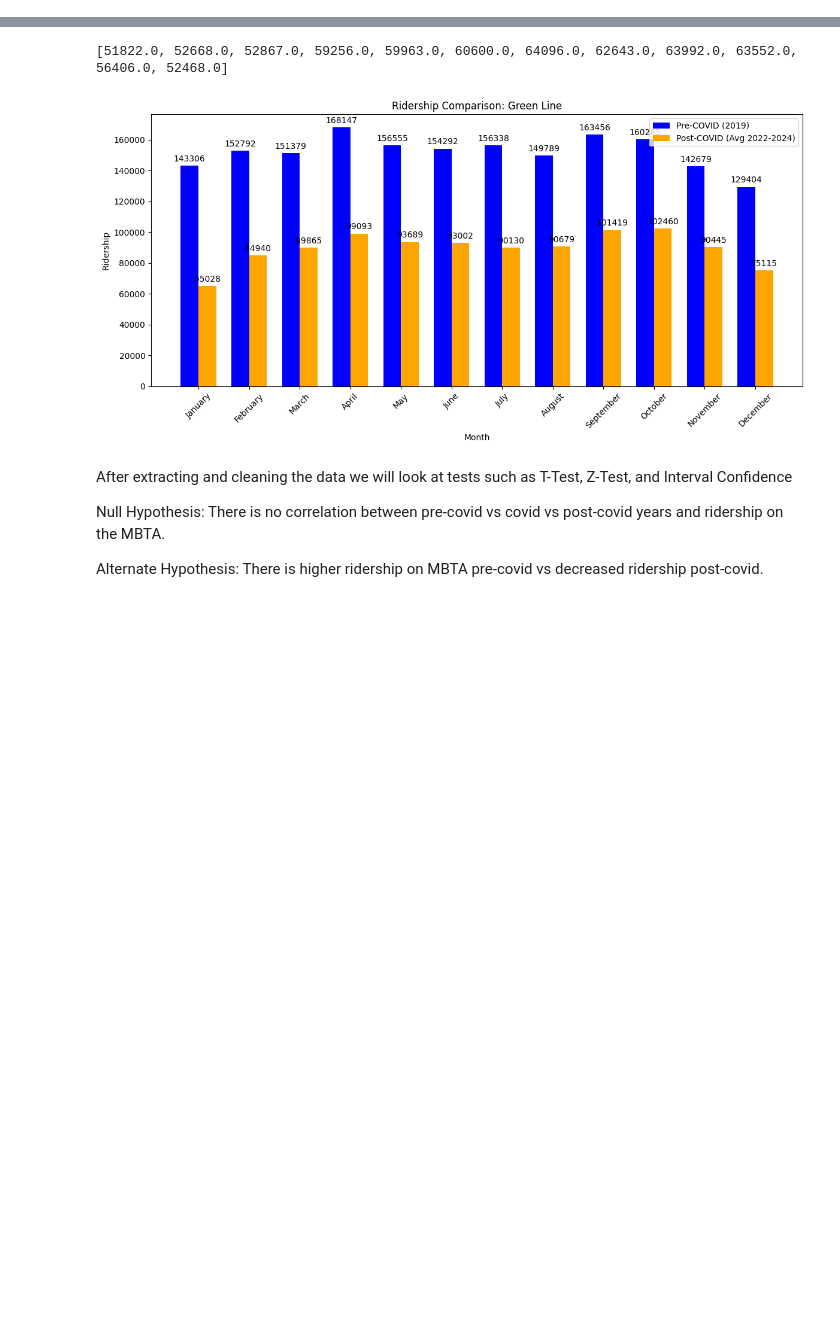
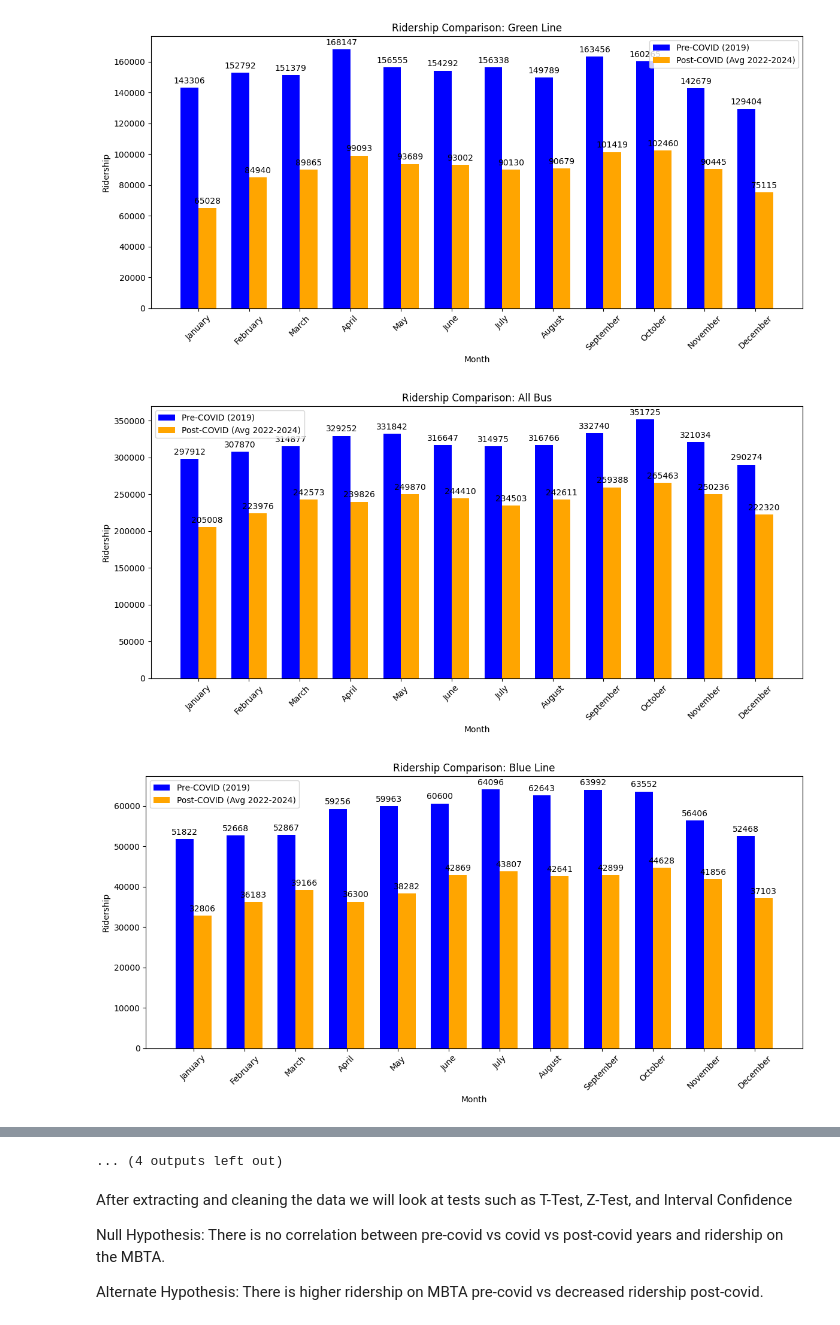
Before and after one commit to michaelkrah/MBTA-bus-inequity-analysis, a Jupyter notebook: ridership_route.ipynb, the cells around one changed output, grey strips where cells are left out. Drawn from its saved outputs; the diff is of its cells as text; code cells hidden in the pictures; blank space fills up the shorter version.

Commit message:
Added a line of code that displays the all the graphs for all mbta ridership

```diff
--- a/ridership_route.ipynb
+++ b/ridership_route.ipynb
@@ -65,9 +65,6 @@ months = ["January", "February", "March", "April", "May", "June", "July", "Augus
 all_years = [ "2019", '2020', '2021', '2022', '2023', '2024']
 years = ['2022', '2023', '2024']
 mbta_lines = pivot_table.columns.tolist()
-#test
-value = pivot_convert_individual("Blue Line", '2019', '', 'Total', pivot_table)
-print(value)
 
 pre_covid = {}
 post_covid = {}
@@ -106,30 +103,34 @@ def graph_by_line(line_name):
     x = np.arange(len(months))
     width = 0.35
 
     fig, ax = plt.subplots(figsize=(12, 6))
     rects1 = ax.bar(x - width/2, pre_values, width, label='Pre-COVID (2019)', color='blue')
     rects2 = ax.bar(x + width/2, post_values, width, label='Post-COVID (Avg 2022-2024)', color='orange')
 
     ax.set_xlabel('Month')
     ax.set_ylabel('Ridership')
     ax.set_title(f'Ridership Comparison: {line_name}')
     ax.set_xticks(x)
     ax.set_xticklabels(months, rotation=45)
     ax.legend()
 
     ax.bar_label(rects1, fmt='%.0f', padding=3)
     ax.bar_label(rects2, fmt='%.0f', padding=3)
 
     plt.tight_layout()
     plt.show()
 
 graph_by_line("Green Line")
 
 def desired_mbta_routes(list_of_lines):
     for x in list_of_lines:
         graph_by_line(x)
 
 
 
 only_trains = ["Red Line", "Blue Line", "Green Line", "Orange Line", "Commuter Rail"]
+desired_mbta_routes(mbta_lines)
 # %% [output]
+[figure]
+[figure, added]
+[figure, added]
@@ -136,5 +146,4 @@ only_trains = ["Red Line", "Blue Line", "Green Line", "Orange Line", "Commuter R
-[51822.0, 52668.0, 52867.0, 59256.0, 59963.0, 60600.0, 64096.0, 62643.0, 63992.0, 63552.0, 56406.0, 52468.0]
+... (4 outputs left out)
-[figure]
 # %% [markdown]
 After extracting and cleaning the data we will look at tests such as T-Test, Z-Test, and Interval Confidence
 
```
Also changed, not shown: parts of 1 cell of this notebook.
